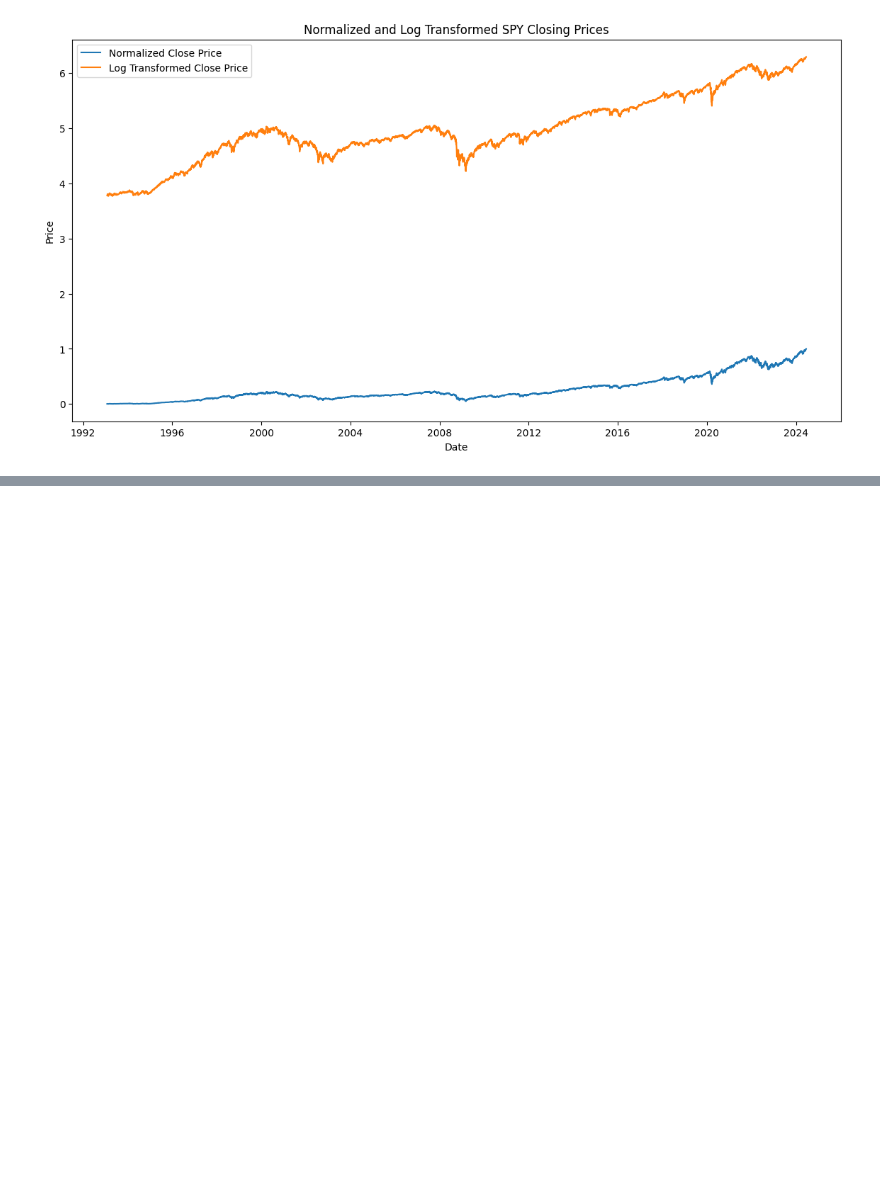
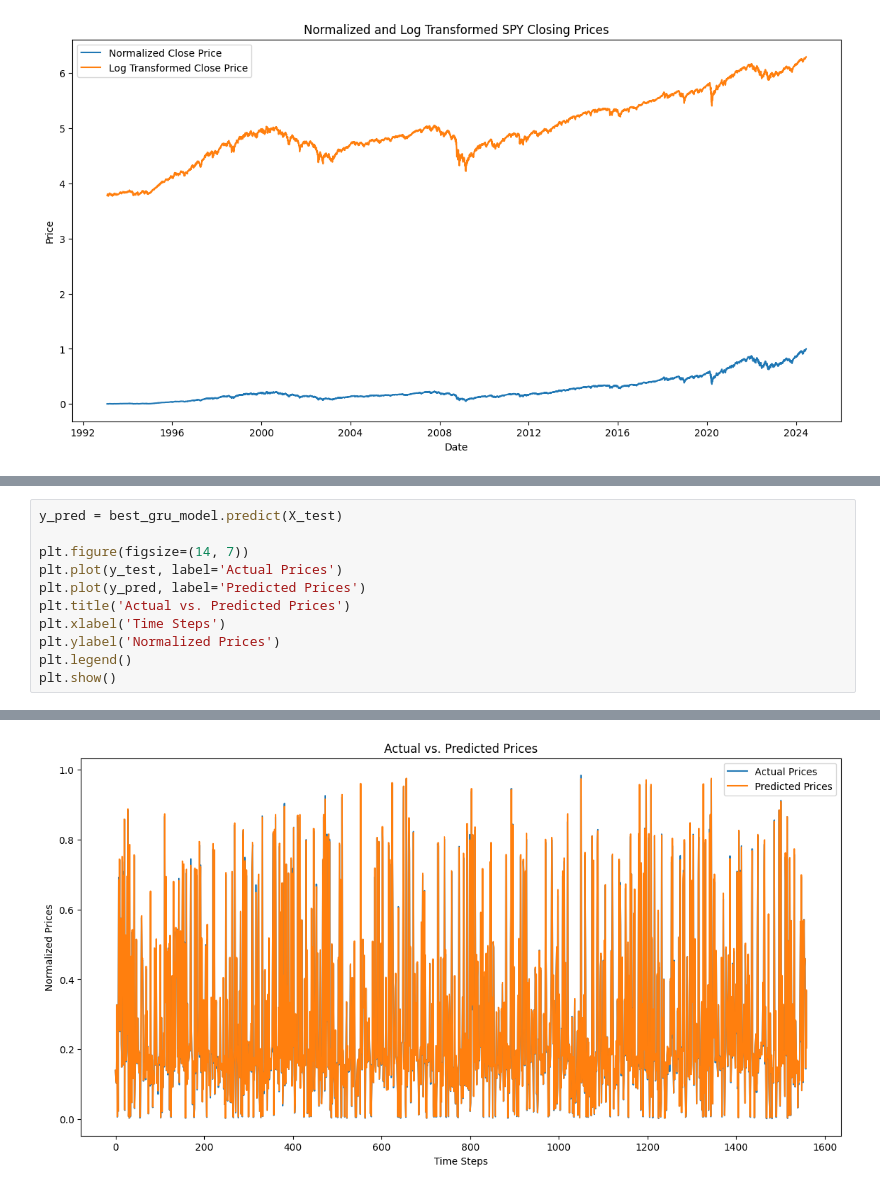
Before and after one commit to Karan-D-Software/Stock-Price-Prediction-Using-Deep-Learning, a Jupyter notebook: Project.ipynb, the cells around one changed output, grey strips where cells are left out. Drawn from its saved outputs; the diff is of its cells as text; blank space fills up the shorter version.

```diff
--- a/Project.ipynb
+++ b/Project.ipynb
@@ -223,0 +804,12 @@ Based on this initial analysis, the data is ready for modeling. However, if need
+# %%
+y_pred = best_gru_model.predict(X_test)
+
+plt.figure(figsize=(14, 7))
+plt.plot(y_test, label='Actual Prices')
+plt.plot(y_pred, label='Predicted Prices')
+plt.title('Actual vs. Predicted Prices')
+plt.xlabel('Time Steps')
+plt.ylabel('Normalized Prices')
+plt.legend()
+plt.show()
+# %% [output]
@@ -223,0 +817 @@ Based on this initial analysis, the data is ready for modeling. However, if need
+[figure, added]
```
Also changed, not shown: parts of 27 cells of this notebook, 6 other files.
